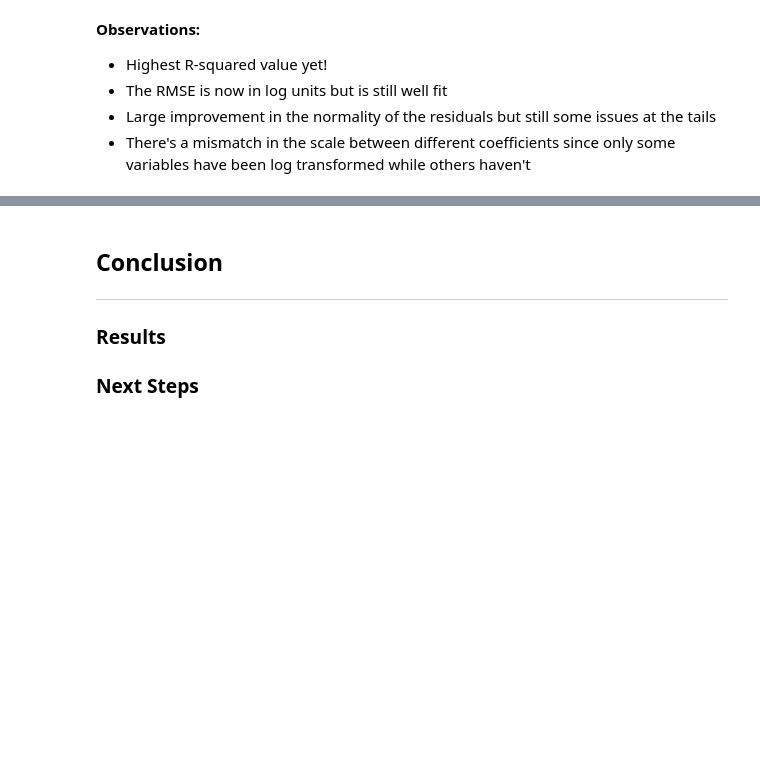
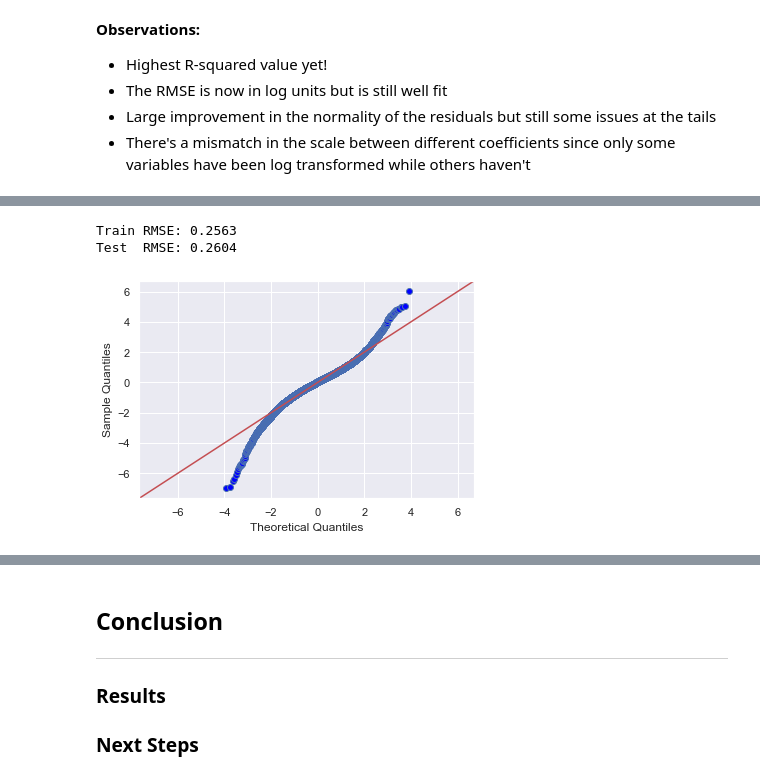
Before and after one commit to tjkyner/housing-regression-model, a Jupyter notebook: notebook.ipynb, the cells around one changed output, grey strips where cells are left out. Drawn from its saved outputs; the diff is of its cells as text; code cells hidden in the pictures; blank space fills up the shorter version.

Commit message:
applied RobustScaler

```diff
--- a/notebook.ipynb
+++ b/notebook.ipynb
@@ -1043,0 +1048,11 @@ get_qqplot(model_4);
+# %%
+df_scaled = df_log.copy()
+columns = [col+'_scaled' for col in df_scaled.columns]
+
+# Apply the scaler
+scaler = RobustScaler()
+df_scaled = scaler.fit_transform(df_scaled)
+
+# Converting back to a dataframe and previewing
+df_scaled = pd.DataFrame(df_scaled, columns=columns)
+df_scaled.head()
@@ -1043,0 +1067,3 @@ get_qqplot(model_4);
+# %%
+model_5 = fit_model(df_scaled, target='price_log_scaled')
+model_5.summary()
@@ -1043,0 +1103,9 @@ get_qqplot(model_4);
+# %%
+print_rmse(df_scaled, target='price_log_scaled', decimals=4)
+# %% [output]
+Train RMSE: 0.2563
+Test  RMSE: 0.2604
+# %%
+get_qqplot(model_5);
+# %% [output]
+[figure, added]
```
Also changed, not shown: parts of 15 cells of this notebook.
